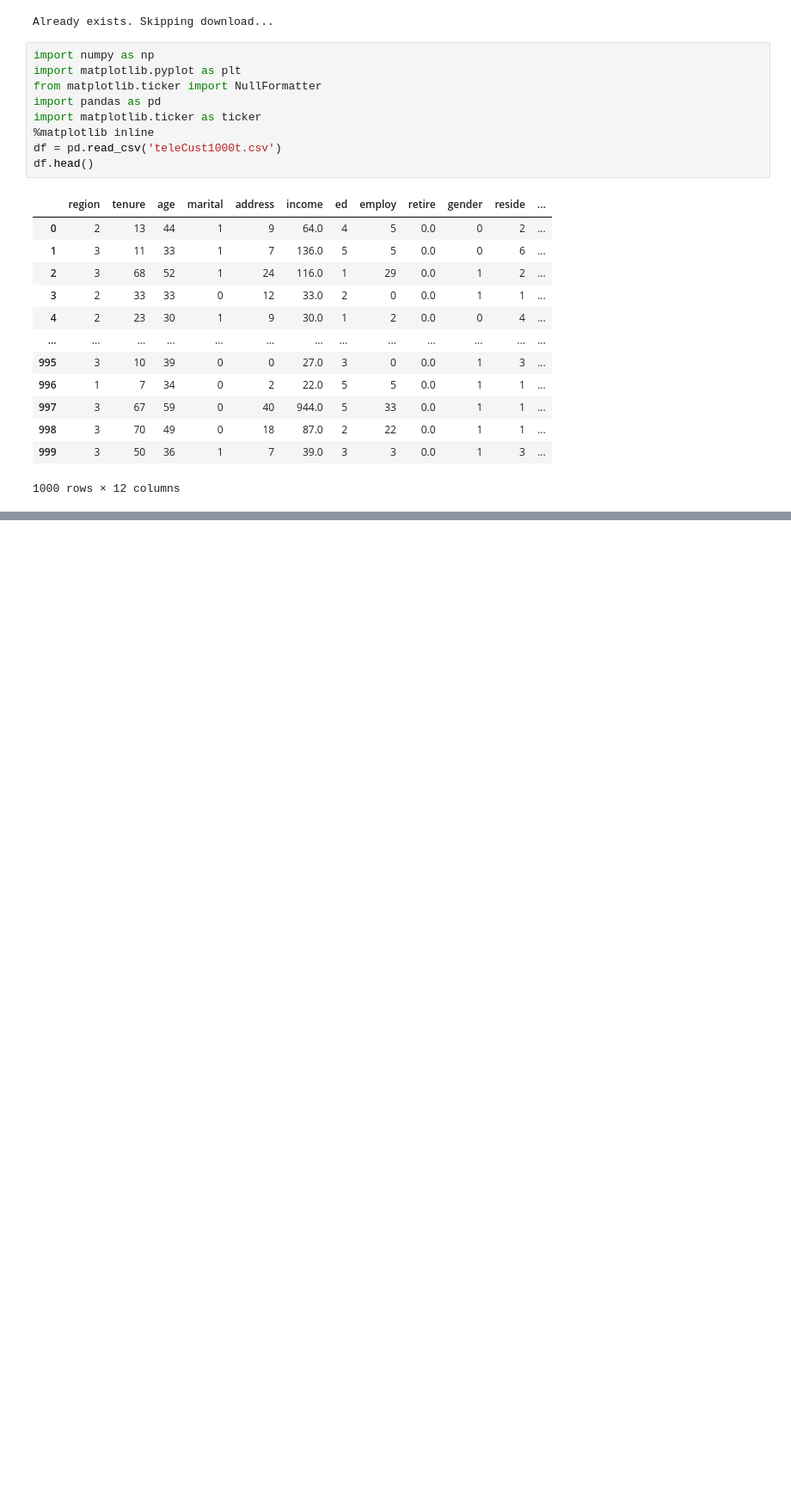
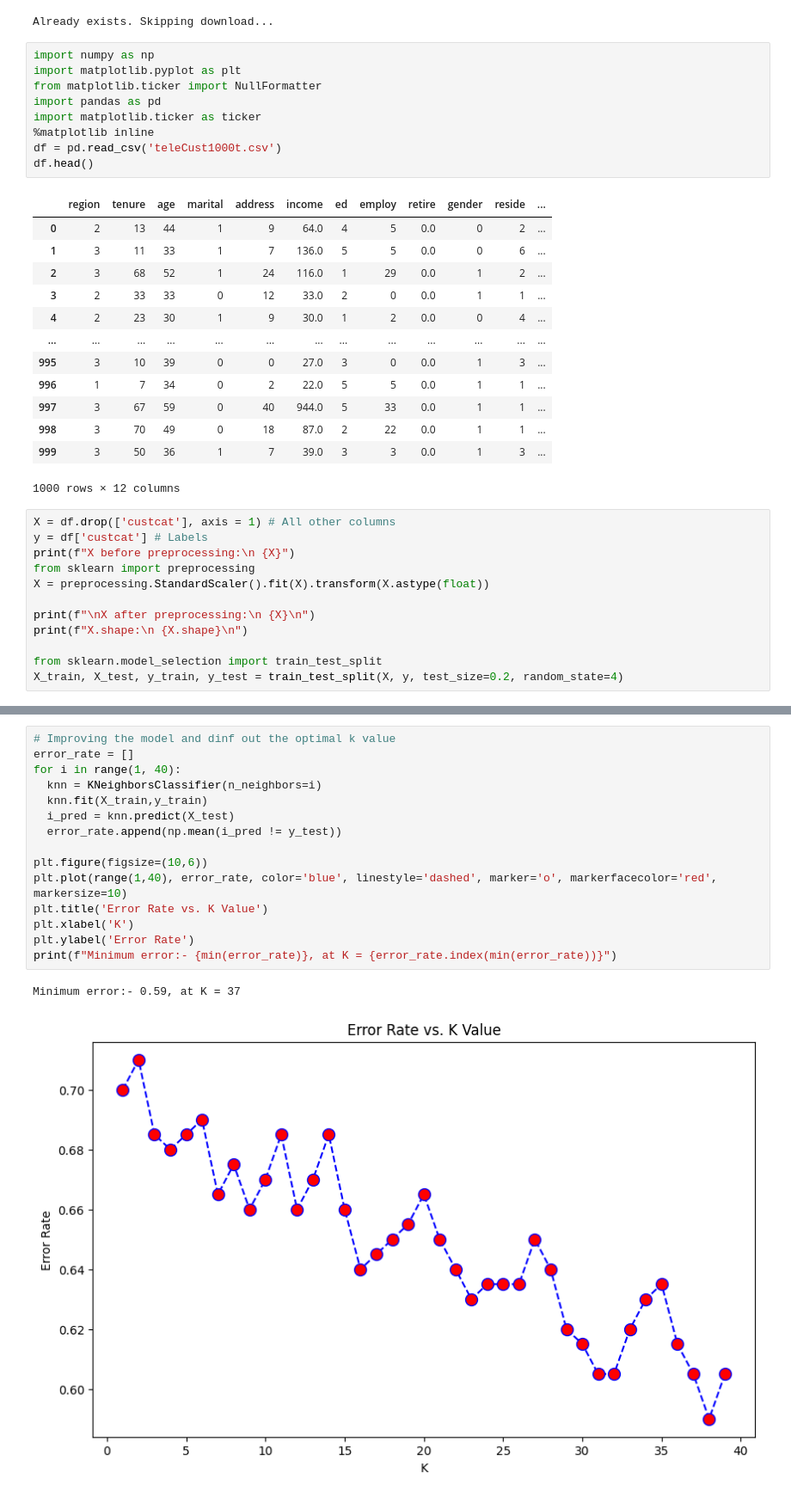
Before and after one commit to Packetouille/machine-learning-research, a Jupyter notebook: k-nearest-neighbors/K_Nearest_Neighbor.ipynb, the cells around one changed output, grey strips where cells are left out. Shown at 86% size. Saved outputs shown, nothing was run; the diff lists cells and outputs as text; blank space fills up the shorter version.

```diff
--- a/k-nearest-neighbors/K_Nearest_Neighbor.ipynb
+++ b/k-nearest-neighbors/K_Nearest_Neighbor.ipynb
@@ -37,3 +35,15 @@ df.head()
 | 998 | 3 | 70 | 49 | 0 | 18 | 87.0 | 2 | 22 | 0.0 | 1 | 1 | ... |
 | 999 | 3 | 50 | 36 | 1 | 7 | 39.0 | 3 | 3 | 0.0 | 1 | 3 | ... |
 1000 rows × 12 columns
+# %%
+X = df.drop(['custcat'], axis = 1) # All other columns
+y = df['custcat'] # Labels
+print(f"X before preprocessing:\n {X}")
+from sklearn import preprocessing
+X = preprocessing.StandardScaler().fit(X).transform(X.astype(float))
+
+print(f"\nX after preprocessing:\n {X}\n")
+print(f"X.shape:\n {X.shape}\n")
+
+from sklearn.model_selection import train_test_split
+X_train, X_test, y_train, y_test = train_test_split(X, y, test_size=0.2, random_state=4)
@@ -39,0 +81,18 @@ df.head()
+# %%
+# Improving the model and dinf out the optimal k value
+error_rate = []
+for i in range(1, 40):
+  knn = KNeighborsClassifier(n_neighbors=i)
+  knn.fit(X_train,y_train)
+  i_pred = knn.predict(X_test)
+  error_rate.append(np.mean(i_pred != y_test))
+
+plt.figure(figsize=(10,6))
+plt.plot(range(1,40), error_rate, color='blue', linestyle='dashed', marker='o', markerfacecolor='red', markersize=10)
+plt.title('Error Rate vs. K Value')
+plt.xlabel('K')
+plt.ylabel('Error Rate')
+print(f"Minimum error:- {min(error_rate)}, at K = {error_rate.index(min(error_rate))}")
+# %% [output]
+Minimum error:- 0.59, at K = 37
+[figure, added]
```
Also changed, not shown: parts of 5 cells of this notebook.
